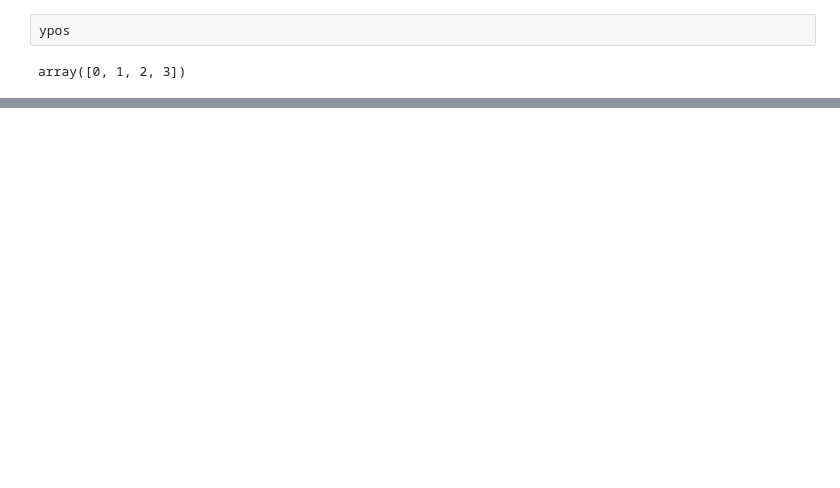
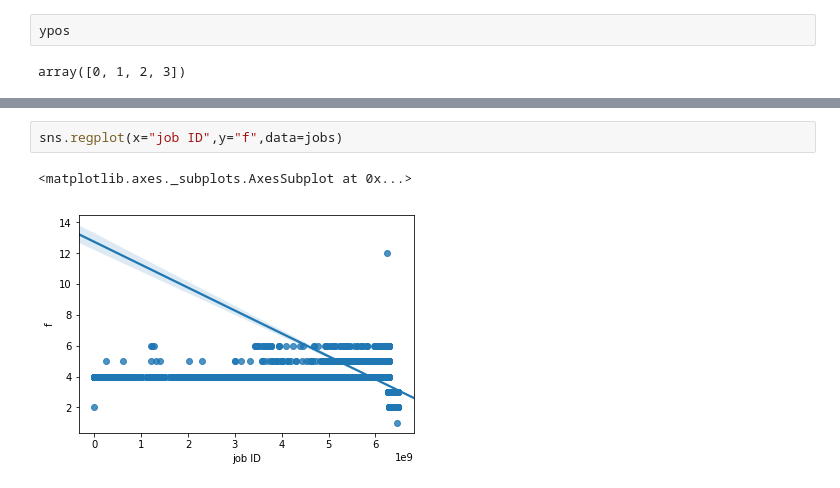
Before and after one commit to elNiNo009/google_cluster, a Jupyter notebook: scheduling_vs_totaljobs.ipynb, the cells around one changed output, grey strips where cells are left out. Drawn from its saved outputs; the diff is of its cells as text; blank space fills up the shorter version.

```diff
--- a/scheduling_vs_totaljobs.ipynb
+++ b/scheduling_vs_totaljobs.ipynb
@@ -73,0 +88,5 @@ plt.bar(ypos,count['freq'],label="profit")
+# %%
+sns.regplot(x="job ID",y="f",data=jobs)
+# %% [output]
+<matplotlib.axes._subplots.AxesSubplot at 0x...>
+[figure, added]
```
Also changed, not shown: parts of 26 cells of this notebook.
